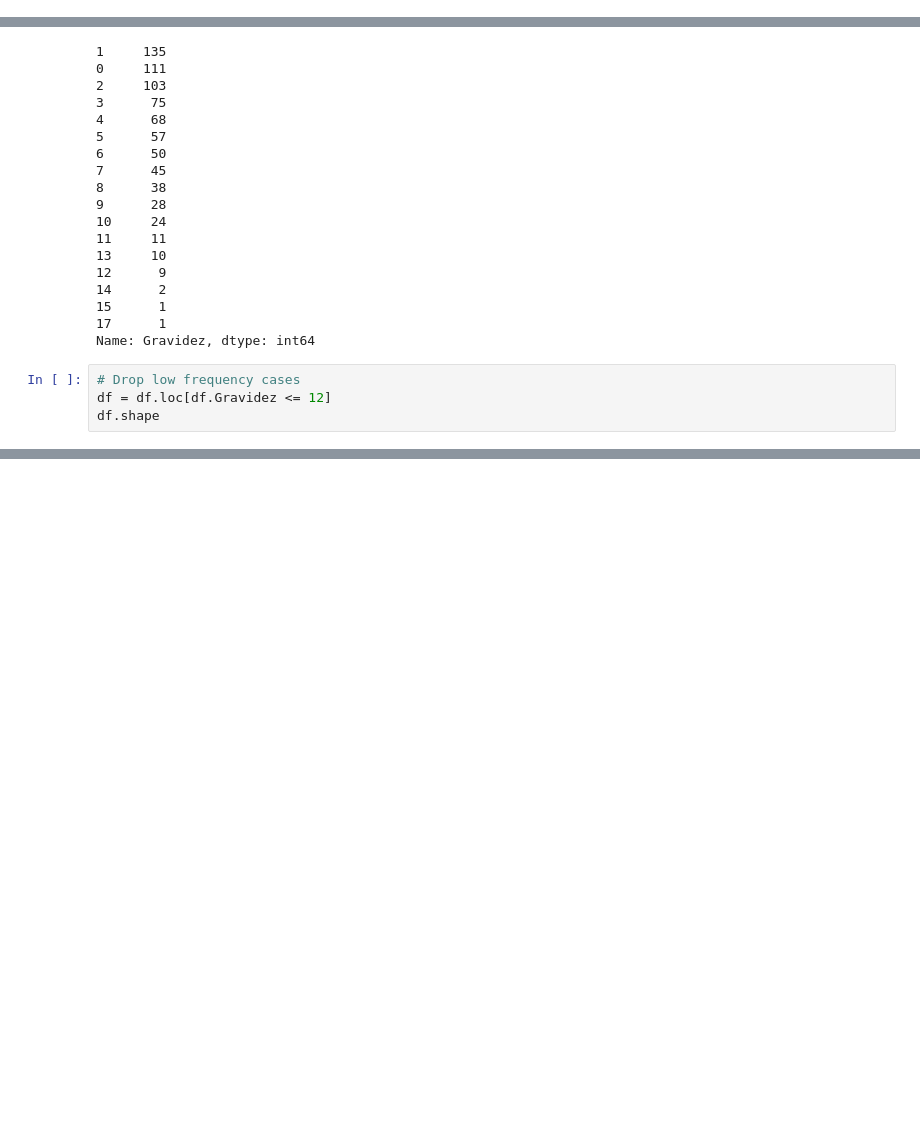
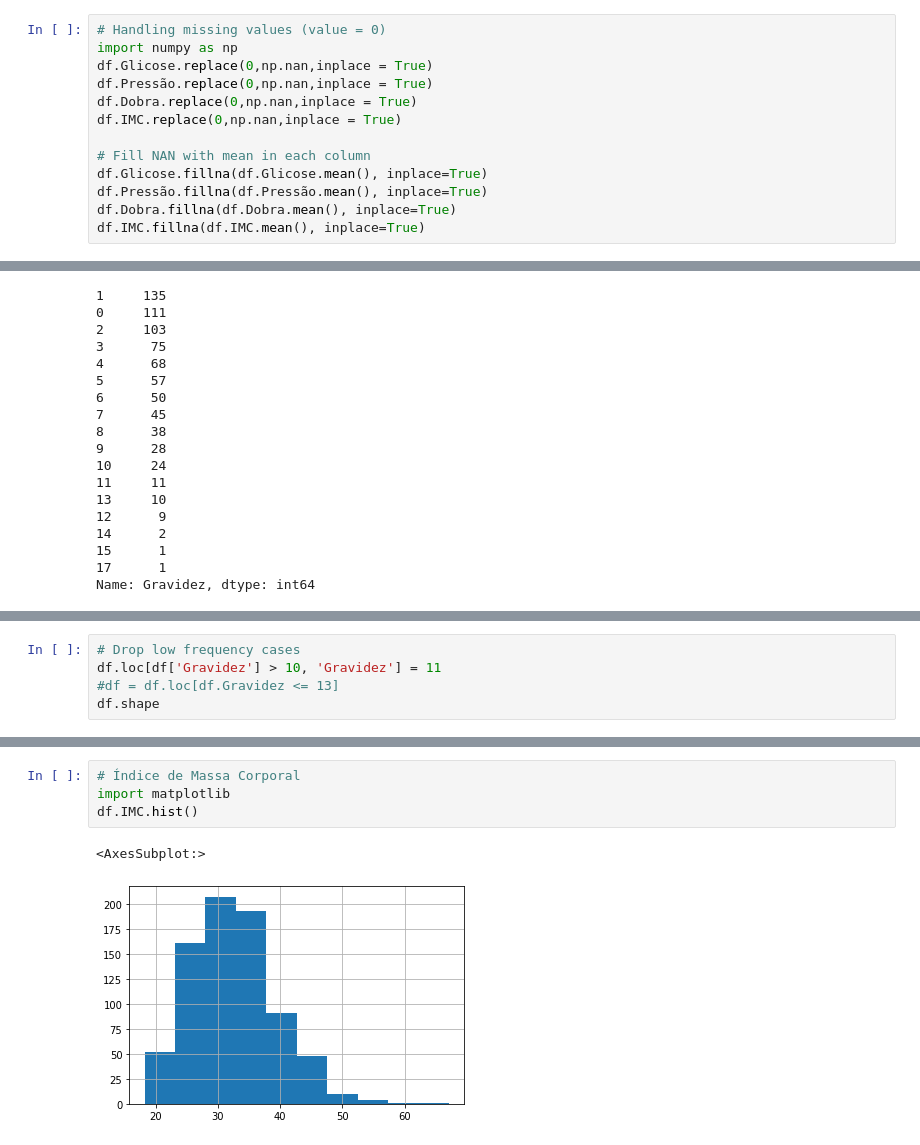
Before and after one commit to JoseWalterLima/Diabetes_Prediction, a Jupyter notebook: construção_modelo.ipynb, the cells around one changed output, grey strips where cells are left out. Drawn from its saved outputs; the diff is of its cells as text; blank space fills up the shorter version.

```diff
--- a/construção_modelo.ipynb
+++ b/construção_modelo.ipynb
@@ -83,6 +99,19 @@ df.describe()
 **Genética**: Distribuição parece normal, apesar da grande variância. Maior problema são valores aima de 1.
 **Idade**: Distribuição normal, aparentement tudo certo.
 **Diabetes**: Deve ser avaliada a distribuição de cada classe.
+# %%
+# Handling missing values (value = 0)
+import numpy as np
+df.Glicose.replace(0,np.nan,inplace = True)
+df.Pressão.replace(0,np.nan,inplace = True)
+df.Dobra.replace(0,np.nan,inplace = True)
+df.IMC.replace(0,np.nan,inplace = True)
+
+# Fill NAN with mean in each column
+df.Glicose.fillna(df.Glicose.mean(), inplace=True)
+df.Pressão.fillna(df.Pressão.mean(), inplace=True)
+df.Dobra.fillna(df.Dobra.mean(), inplace=True)
+df.IMC.fillna(df.IMC.mean(), inplace=True)
 # %%
 # Gravidez
 df.Gravidez.value_counts()
@@ -105,7 +134,3 @@ df.Gravidez.value_counts()
 15      1
 17      1
 Name: Gravidez, dtype: int64
-# %%
-# Drop low frequency cases
-df = df.loc[df.Gravidez <= 12]
-df.shape
@@ -204,0 +137,5 @@ joblib.dump(adjusted_variables, scale_data)
+# %%
+# Drop low frequency cases
+df.loc[df['Gravidez'] > 10, 'Gravidez'] = 11
+#df = df.loc[df.Gravidez <= 13]
+df.shape
@@ -204,0 +160,7 @@ joblib.dump(adjusted_variables, scale_data)
+# %%
+# Índice de Massa Corporal
+import matplotlib
+df.IMC.hist()
+# %% [output]
+<AxesSubplot:>
+[figure, added]
```
Also changed, not shown: parts of 49 cells of this notebook, 4 other files.
